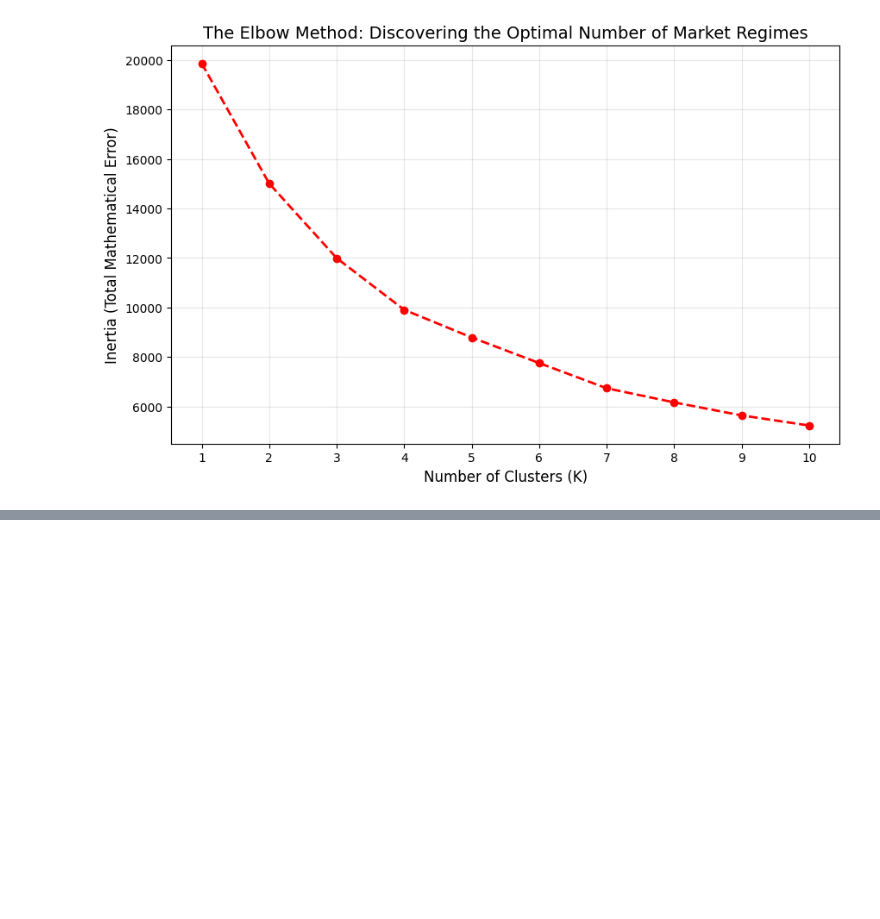
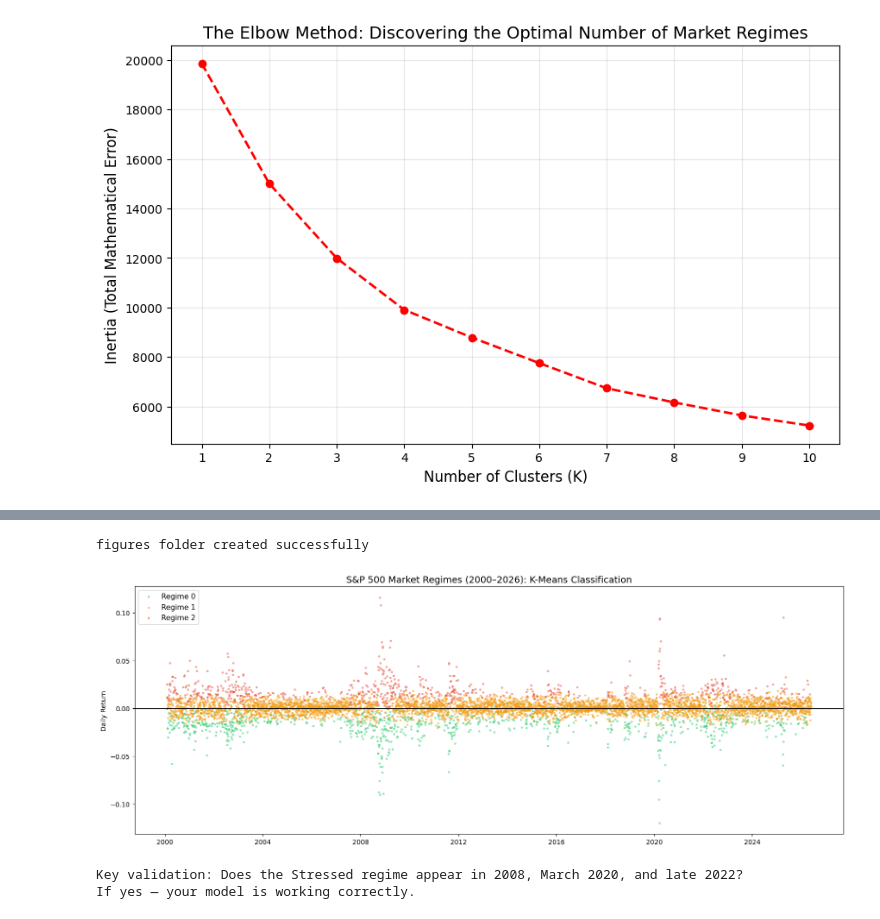
Before and after one commit to kalyan0960/sp-500-regime-clustering, a Jupyter notebook: notebooks/03_kmeans_clustering.ipynb, the cells around one changed output, grey strips where cells are left out. Cells and saved outputs as stored; diff of their text form; code cells hidden in the pictures; blank space fills up the shorter version.

```diff
--- a/notebooks/03_kmeans_clustering.ipynb
+++ b/notebooks/03_kmeans_clustering.ipynb
@@ -41,0 +175,36 @@ Calculating mathematical distances for 1 to 10 regimes. Please wait a moment...
+# %%
+import os
+os.makedirs('../figures', exist_ok=True)
+print("figures folder created successfully")
+# %% [output]
+figures folder created successfully
+# %%
+# Cell 5 — The Key Chart: Regimes Overlaid on S&P 500 History
+colors = {0: '#2ecc71', 1: '#f39c12', 2: '#e74c3c'}
+labels = {0: 'Regime 0', 1: 'Regime 1', 2: 'Regime 2'}
+# you'll rename these after seeing the characteristics above
+
+fig, ax = plt.subplots(figsize=(16, 6))
+
+for regime in sorted(df['Regime'].unique()):
+    mask = df['Regime'] == regime
+    ax.scatter(df.index[mask],
+               df['Returns'][mask],
+               c=colors[regime],
+               label=labels[regime],
+               alpha=0.4, s=6)
+
+ax.axhline(y=0, color='black', linewidth=0.8)
+ax.set_title('S&P 500 Market Regimes (2000–2026): K-Means Classification', fontsize=14)
+ax.set_ylabel('Daily Return')
+ax.legend(fontsize=11)
+plt.tight_layout()
+plt.savefig('../figures/regime_classification.png', dpi=150)
+plt.show()
+
+print("\nKey validation: Does the Stressed regime appear in 2008, March 2020, and late 2022?")
+print("If yes — your model is working correctly.")
+# %% [output]
+[figure, added]
+Key validation: Does the Stressed regime appear in 2008, March 2020, and late 2022?
+If yes — your model is working correctly.
```
Also changed, not shown: parts of 7 cells of this notebook, 4 other files.
